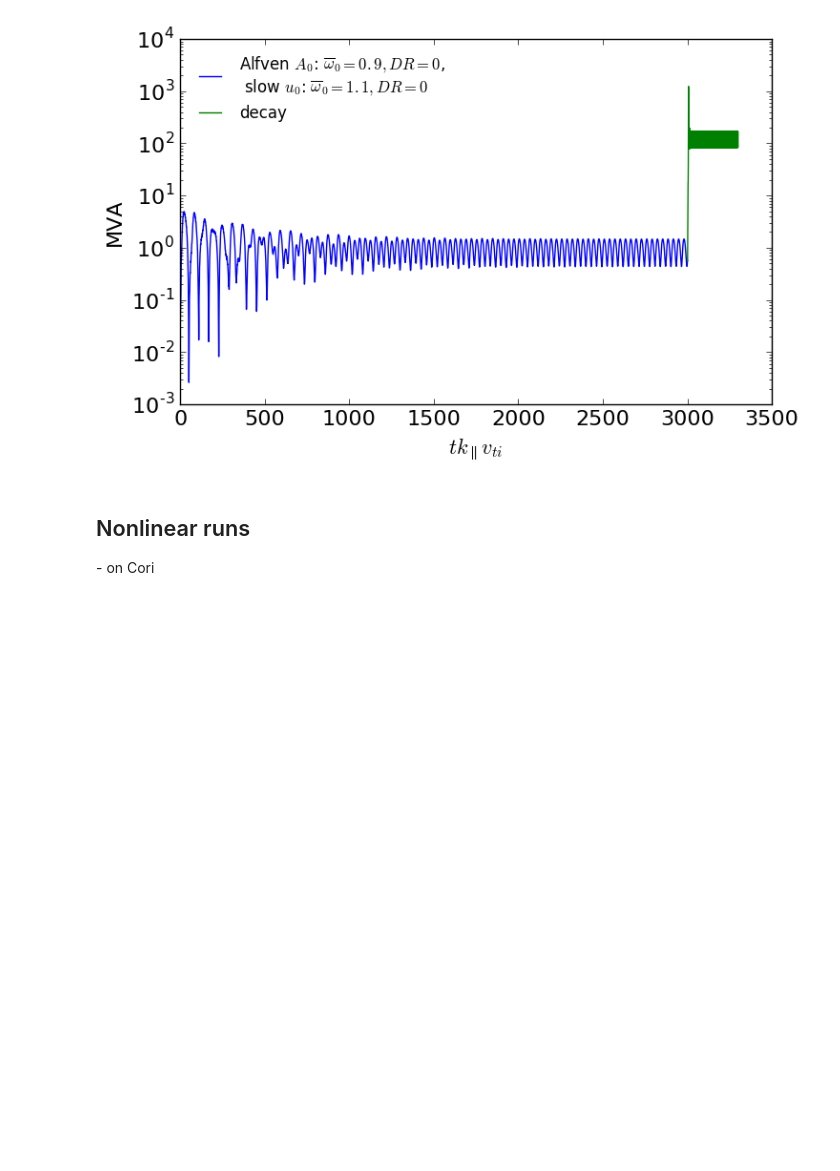
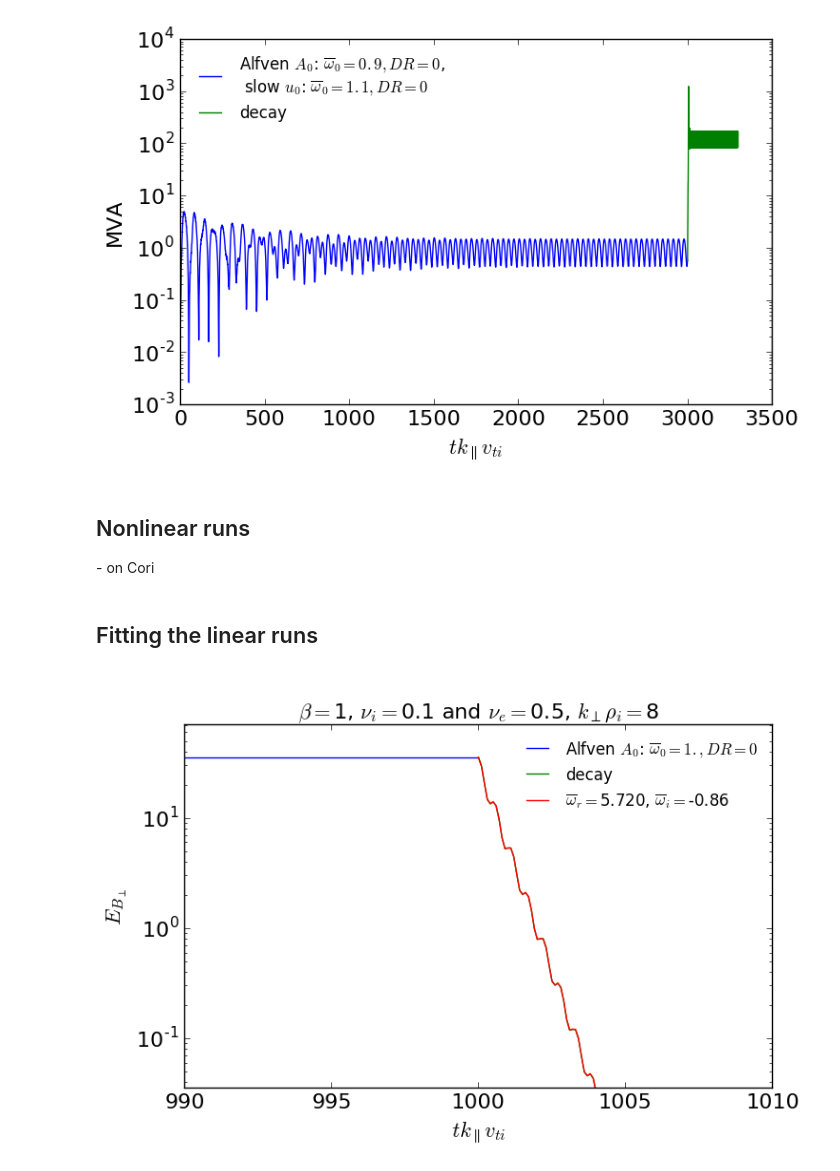
Before and after one commit to YuguangTong/Fourier-Laplace-plasma-response-in-driven-Gyrokinetics, a Jupyter notebook: python/Draft/Draft_20161115.ipynb, the cells around one changed output. Cells and saved outputs as stored; diff of their text form; code cells hidden in the pictures; blank space fills up the shorter version.

Commit message:
check collisionality for beta=1 simulation

```diff
--- a/python/Draft/Draft_20161115.ipynb
+++ b/python/Draft/Draft_20161115.ipynb
@@ -70,3 +71,5 @@ mpl.rcParams['axes.titlesize'] = fs
 mpl.rcParams['xtick.labelsize'] = fs
 mpl.rcParams['ytick.labelsize'] = fs
 mpl.rcParams['legend.fontsize'] = fs-4
+# %% [markdown]
+<h2> Fitting the linear runs <h2>
@@ -72,0 +85,45 @@ mpl.rcParams['legend.fontsize'] = fs-4
+# %%
+kperp, nui, nue = 8., 0.1, 0.5
+bi = 1.
+wr, wi = 5.7, -0.8
+a, off, phi = 1, 0, 0
+
+title = r'$\beta=${0:.1g}, $\nu_i=${1:.1g} and $\nu_e=${2:.1g}, $k_\perp\rho_i=${3:.1g}'.format(1., nui, nue, kperp)
+# %%
+# exponential decay model
+def fit_func(t_decay, wi, wr, a, off, phi):
+    tbar = t_decay/np.sqrt(bi)
+    return np.exp(2*wi*tbar) * (off + a * np.cos(wr*tbar+phi)**2)
+# shift time series
+xdata = t[2] - t[2][0]
+ydata = Ebperp[2]
+mask = xdata < 10
+xdata = xdata[mask]
+ydata = ydata[mask]
+# initial values for fitting
+init_val = [wi, wr, a, off, phi]
+# nonlinear fit
+popt, pcov = curve_fit(fit_func, xdata, ydata, p0=init_val, method='lm')
+# fitted parameters
+wi_fit, wr_fit = popt[0], popt[1]
+# fitted curve
+Ebperp_fit = fit_func(xdata, *popt)
+
+fit_label = r'$\overline{\omega}_r=$' + '{0:.3f}, '.format(wr_fit) + '$\overline{\omega}_i=$' + '{0:.2g}'.format(wi_fit)
+# %%
+fig_Ebperp, ax = plt.subplots(figsize=(8, 8*0.618))
+for i in file_ind:
+        ax.plot(t[i], Ebperp[i], label = labels[i])
+
+ax.plot(xdata + t[2][0],  Ebperp_fit, label=fit_label)
+ax.set_xlim(t[2][0]-10, t[2][0]+10)
+ax.set_ylim(Ebperp[2][0] * 1e-3, Ebperp[2][0] * 2)
+ax.set_yscale('log')
+ax.legend(loc='best', frameon=False)
+ax.set_ylabel('$E_{B_\perp}$')
+ax.set_xlabel('$tk_\parallel v_{ti}$')
+ax.set_title(title)
+# fig_Ebperp.savefig('lin_bi_1_Alfven_5.png', dpi=200)
+plt.show()
+# %% [output]
+[figure, added]
```
Also changed, not shown: parts of 6 cells of this notebook, 9 other files.
